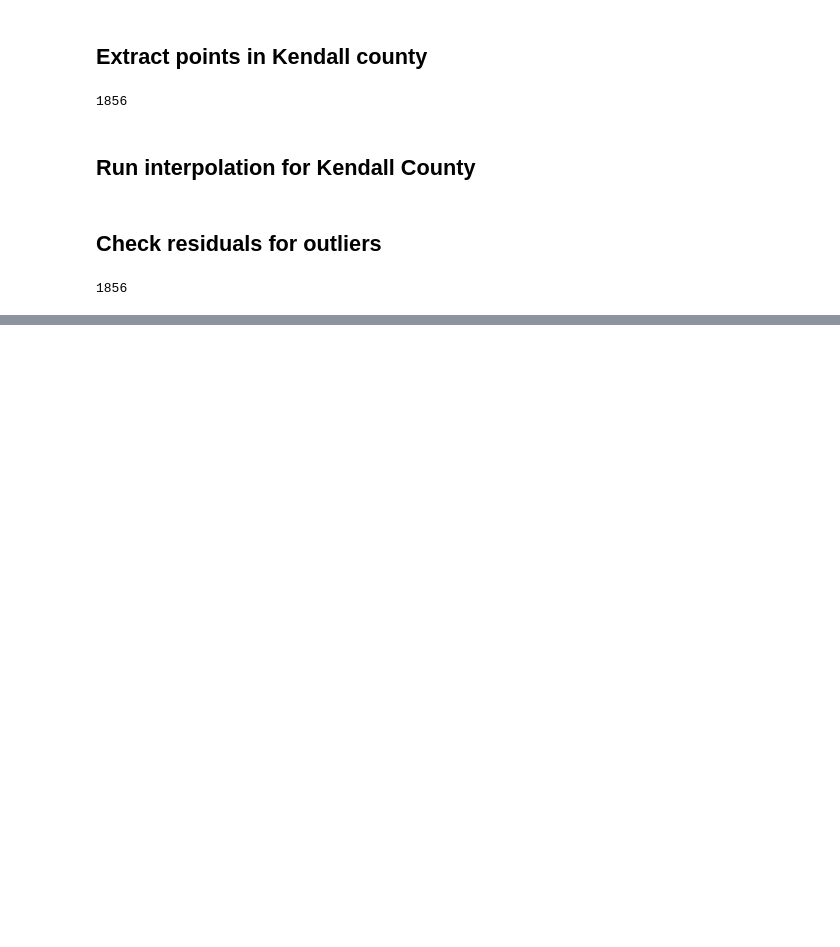
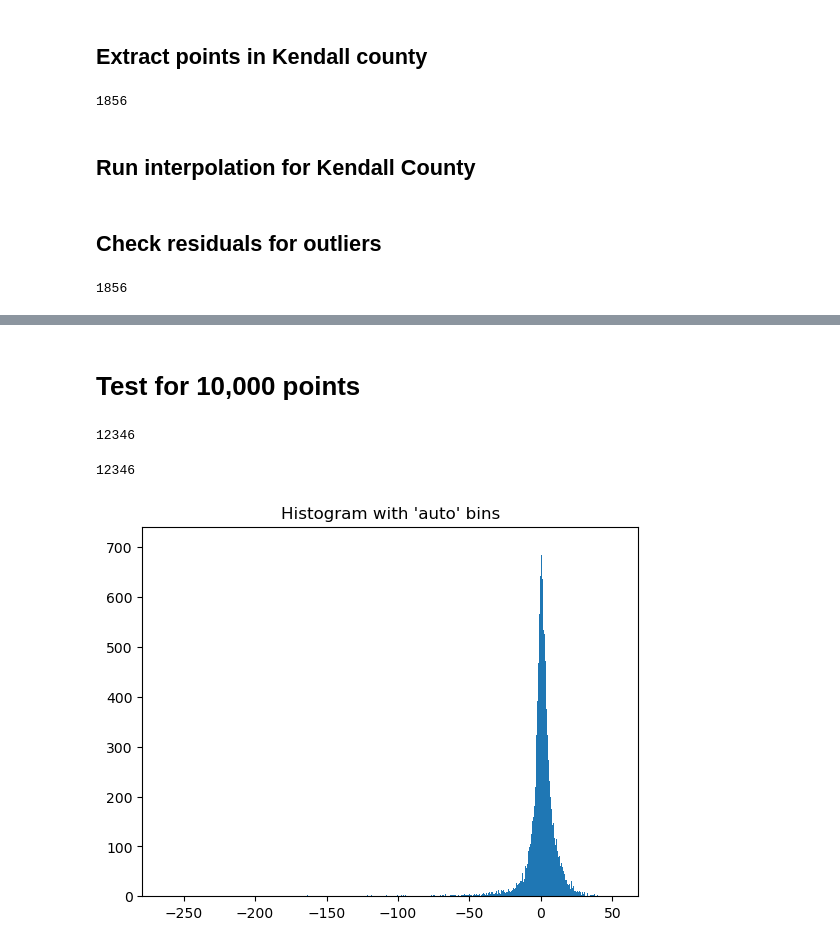
Before and after one commit to LittleFat3Tuan/STAT427_SP23_Proj2, a Jupyter notebook: numpy_interp.ipynb, the cells around one changed output, grey strips where cells are left out. Drawn from its saved outputs; the diff is of its cells as text; code cells hidden in the pictures; blank space fills up the shorter version.

```diff
--- a/numpy_interp.ipynb
+++ b/numpy_interp.ipynb
@@ -102,0 +83,31 @@ plt.show()
+# %% [markdown]
+# Test for 10,000 points
+# %%
+corners_enlarge = [(41.720347+0.2, -88.603715-0.2), (41.463580-0.2, -88.252839+0.2)]
+corners_kendall = [(41.720347, -88.603715), (41.463580, -88.252839)]
+# %%
+idx_enlarge = extract_county(lat, lon, corners_enlarge)
+# %%
+len(idx_enlarge)
+# %% [output]
+12346
+# %%
+lat_enlarge = np.array([lat[i] for i in idx_enlarge])
+lon_enlarge = np.array([lon[i] for i in idx_enlarge])
+elev_enlarge = np.array([elev[i] for i in idx_enlarge])
+# Default parameters: functions=thin_plate, smooth=3, epsilon=5
+spline_enlarge = sp.interpolate.Rbf(lat_enlarge, lon_enlarge, elev_enlarge,
+                                    function='multiquadric',smooth=4, episilon=5)
+# %%
+residual_enlarge = np.subtract(elev_enlarge, spline_enlarge(lat_enlarge, lon_enlarge))
+# %%
+len(residual_enlarge)
+# %% [output]
+12346
+# %%
+#_ = plt.hist([residual_enlarge[i] for i in range(len(residual_enlarge)) if abs(residual_enlarge[i]) <= 50], bins='auto')
+_ = plt.hist(residual_enlarge, bins='auto')  # arguments are passed to np.histogram
+plt.title("Histogram with 'auto' bins")
+plt.show()
+# %% [output]
+[figure, added]
```
Also changed, not shown: parts of 16 cells of this notebook.
